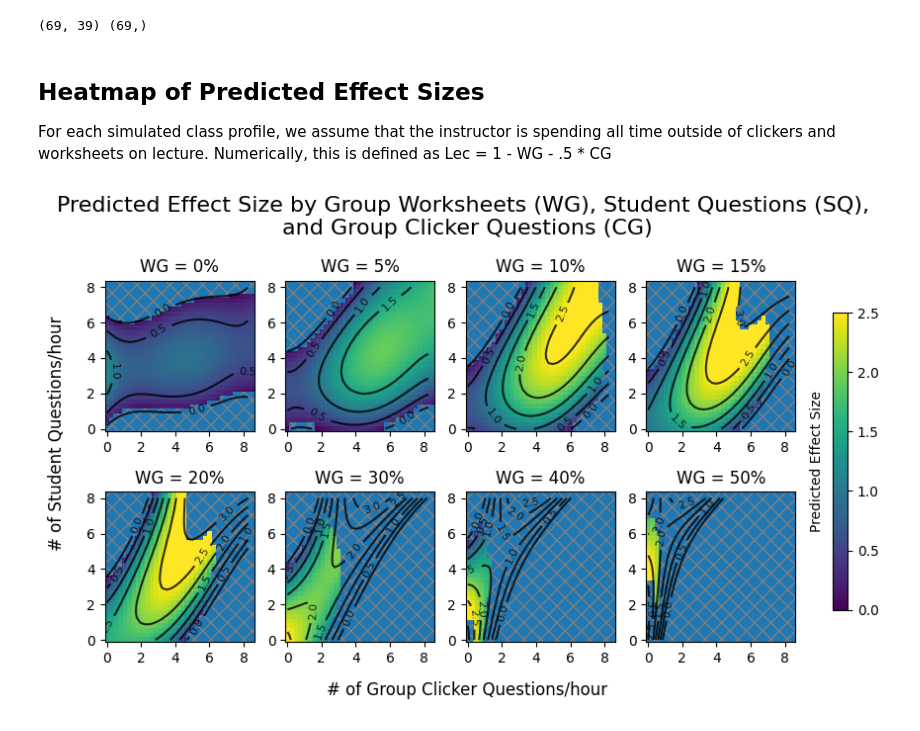
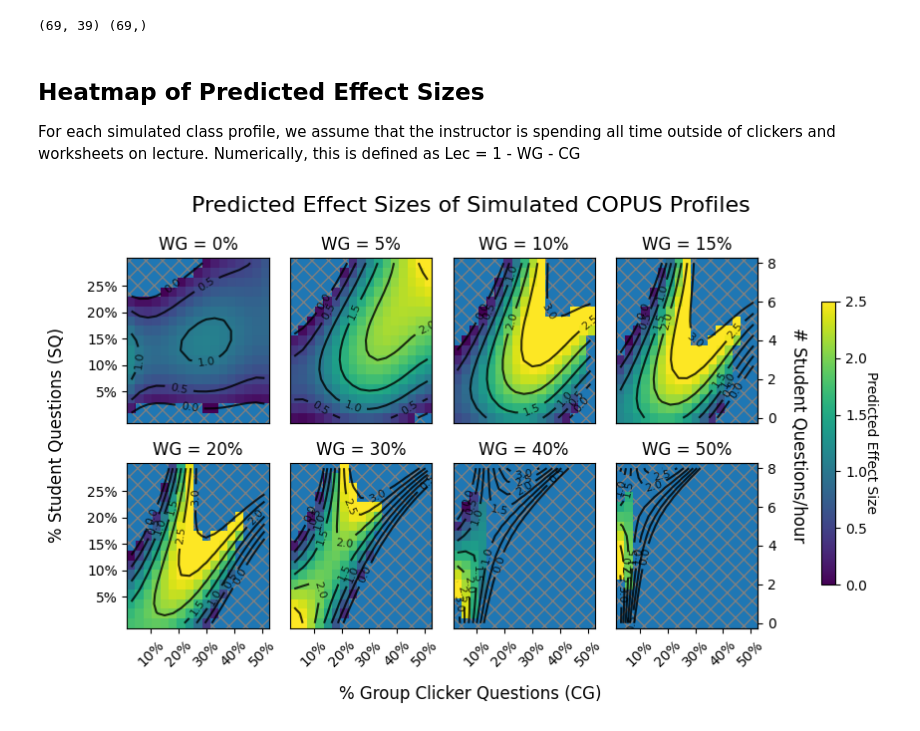
Before and after one commit to oross314/Modeling-Active-Learning-Classrooms, a Jupyter notebook: regression_model.ipynb, the cells around one changed output. Cells and saved outputs as stored; diff of their text form; code cells hidden in the pictures.

```diff
--- a/regression_model.ipynb
+++ b/regression_model.ipynb
@@ -248,18 +337,18 @@ mean_bootstrap_weights = np.mean(bootstrap_weights.reshape(-1, data.shape[1]), a
 # %% [markdown]
 ## Heatmap of Predicted Effect Sizes
 For each simulated class profile, we assume that the instructor is spending all time outside of clickers and worksheets on lecture.
-Numerically, this is defined as Lec = 1 - WG - .5 * CG
+Numerically, this is defined as Lec = 1 - WG -  CG
 # %%
 
 # define paramater arrays for plotting
 CG_interval = 1.8 / 30 / 2 #the average clicker question lasts 1.8 intervals
 SQ_interval = 1.1 / 30 / 2 #the average student question lasts 1.1 intervals
-CGs = np.arange(0, .5, CG_interval/2)
-SQs = np.arange(0, .3 , SQ_interval/2)
+CGs = np.arange(0, .5, CG_interval) #############################3 make smaller again
+SQs = np.arange(0, .3 , SQ_interval)
 CG_len, SQ_len = len(CGs), len(SQs)
 CG_gap, SQ_gap = (CGs[1] - CGs[0])/2, (SQs[1] - SQs[0])/2
 WGs = np.round(np.linspace(0, .4, 9), 2)
-WGs = [0, .05, .1, .15, .2, .3, .4, .5, ]
+WGs = [0, .05, .1, .15, .2,  .3, .4, .5 ]
 
 num_cols = 4
 fig, ax = plt.subplots( int(len(WGs)/num_cols), num_cols,  figsize=( 8, int(2.5/num_cols*len(WGs)),))
@@ -270,7 +359,7 @@ for i in range(len(WGs)):
     stds = np.zeros((CG_len, SQ_len ))
 
     for l in range(CG_len):
-        lec =  np.maximum((1  -  WGs[i] - .5 * CGs[l] ), 0)
+        lec =  np.maximum((1  -  WGs[i] -  CGs[l] ), 0)
         for m in range(SQ_len):
             test_point = np.array([lec, CGs[l], WGs[i], SQs[m]])
             test_point = add_cross_terms(test_point.reshape(1, -1))
@@ -286,44 +375,55 @@ for i in range(len(WGs)):
 
 
     c = ax[ax_x, ax_y].imshow(image, origin='lower', aspect='auto',
                         extent=( 0 , CG_max + CG_interval   , 0 ,  SQ_max + SQ_interval  ,), cmap='viridis', vmin = 0, vmax=2.5)
 
 
     ac = ax[ax_x, ax_y].contour( CGs + CG_gap, SQs + SQ_gap,  image, levels=np.array([ 0, .5, 1, 1.5, 2, 2.5, 3]), colors='k', alpha=0.8,)
             #labels = [f'{level:.1f}' for level in [.2,  .4, .6, .8, .9]])
     ax[ax_x, ax_y].clabel(ac, inline=True, fontsize=8, fmt='%.1f', colors='k')
 
 
     #shade regions where model error is high or predicted values are outside the range of the training data
     err_threshhold = .3
     rows, cols = np.where((stds.T > err_threshhold) + (image.T < 0 ) + (
         image.T > 3))
     for row, col in zip(rows, cols):
         y = SQs[col]
         x = CGs[row]
         dy = SQ_interval
         dx = CG_interval
         rect = Rectangle((x, y), dx, dy, fill=True, hatch='xx', edgecolor='gray', linewidth=0, )#alpha = np.minimum(3, 3*stds[col, row])/3)
         ax[ax_x, ax_y].add_patch(rect)
 
-    #ac = ax[ax_x, ax_y].contour( CGs + CG_gap, SQs + SQ_gap,  stds, levels=np.array([.3, ]), colors='white', alpha=0.8, )
-    #ax[ax_x, ax_y].clabel(ac, inline=True, fontsize=8, fmt='%.2f', colors='white')
+    ax[ax_x, ax_y].set_title(f'WG = {int(100*WGs[i])}%')
 
-    ax[ax_x, ax_y].set_title(f'WG = {int(100*WGs[i])}%')
-    ax[ax_x, ax_y].set_yticks(.11/3 *np.array([0, 2, 4, 6, 8])  +SQ_gap, np.array(['0', '2', '4', '6', '8' ]))
-    ax[ax_x, ax_y].set_xticks(np.array([0, .12, .24, .36, .48]) + CG_gap , np.array(['0', '2', '4', '6', '8' ]))
+    if i > 3:
+        ax[ax_x, ax_y].set_xticks([.1, .2, .3, .4, .5] - CG_gap, np.array(['10%', '20%', '30%', '40%', '50%'] ), rotation=45)
+    else: #remove ticks
+        ax[ax_x, ax_y].set_xticks([])
+    #create a second y-axis on the right to show number of student questions
+    if i in [3, 7]: #only add y-axis labels to the middle two plots to avoid clutter
+        ax2 = ax[ax_x, ax_y].twinx()
+        ax2.set_ylim(ax[ax_x, ax_y].get_ylim())
+        ax2.set_yticks(.11/3 *np.array([0, 2, 4, 6, 8])  +SQ_gap, np.array(['0', '2', '4', '6', '8' ]))
+    if i in [0, 4]:
+        ax[ax_x, ax_y].set_yticks(np.array([.05, .1, .15, .2, .25]) +SQ_gap, np.array(['5%', '10%', '15%', '20%', '25%']))
+    else: # no y ticks
+        ax[ax_x, ax_y].set_yticks([])
 
-fig.text(0.5, -0.03, '# of Group Clicker Questions/hour', ha='center', fontsize=12)
-fig.text(-0.03, 0.5, '# of Student Questions/hour', va='center', rotation='vertical', fontsize=12)
-fig.suptitle(f'Predicted Effect Size by Group Worksheets (WG), Student Questions (SQ), \nand Group Clicker Questions (CG)', fontsize=16)
+
+fig.text(.9, .5, '# Student Questions/hour', rotation=-90, va='center', ha='left', fontsize=12)
+fig.text(0.5, -0.03, '% Group Clicker Questions (CG)', ha='center', fontsize=12)
+fig.text(-0.03, 0.5, '% Student Questions (SQ)', va='center', rotation='vertical', fontsize=12)
+fig.suptitle(f'Predicted Effect Sizes of Simulated COPUS Profiles', fontsize=16)
 
 plt.tight_layout()
 #colorbar
-cbar = fig.colorbar(c, ax=ax.ravel().tolist(), orientation='vertical', fraction=0.02, pad= .05)
-cbar.set_label(f'Predicted Effect Size',  rotation=90, labelpad=-50)
+cbar = fig.colorbar(c, ax=ax.ravel().tolist(), orientation='vertical', fraction=0.02, pad= .09)
+cbar.set_label(f'Predicted Effect Size',  rotation=270, labelpad=8,)
 cbar.ax.xaxis.set_label_position('top')
 # %% [output]
-[figure, old version]
+[figure, new version]
 # %%
 fig, ax = plt.subplots(figsize=(6, 5))
 
```
Also changed, not shown: parts of 14 cells of this notebook, 4 other files.
